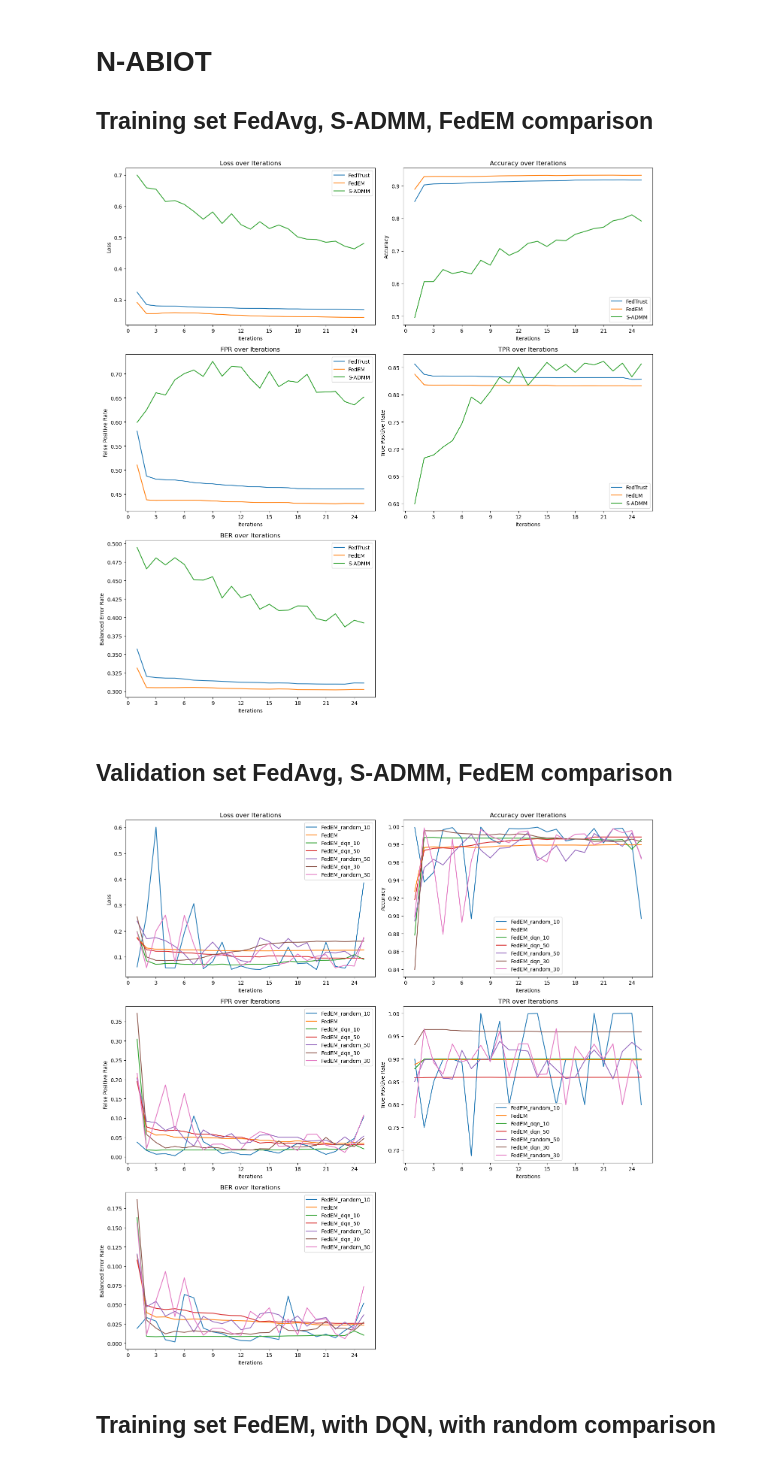
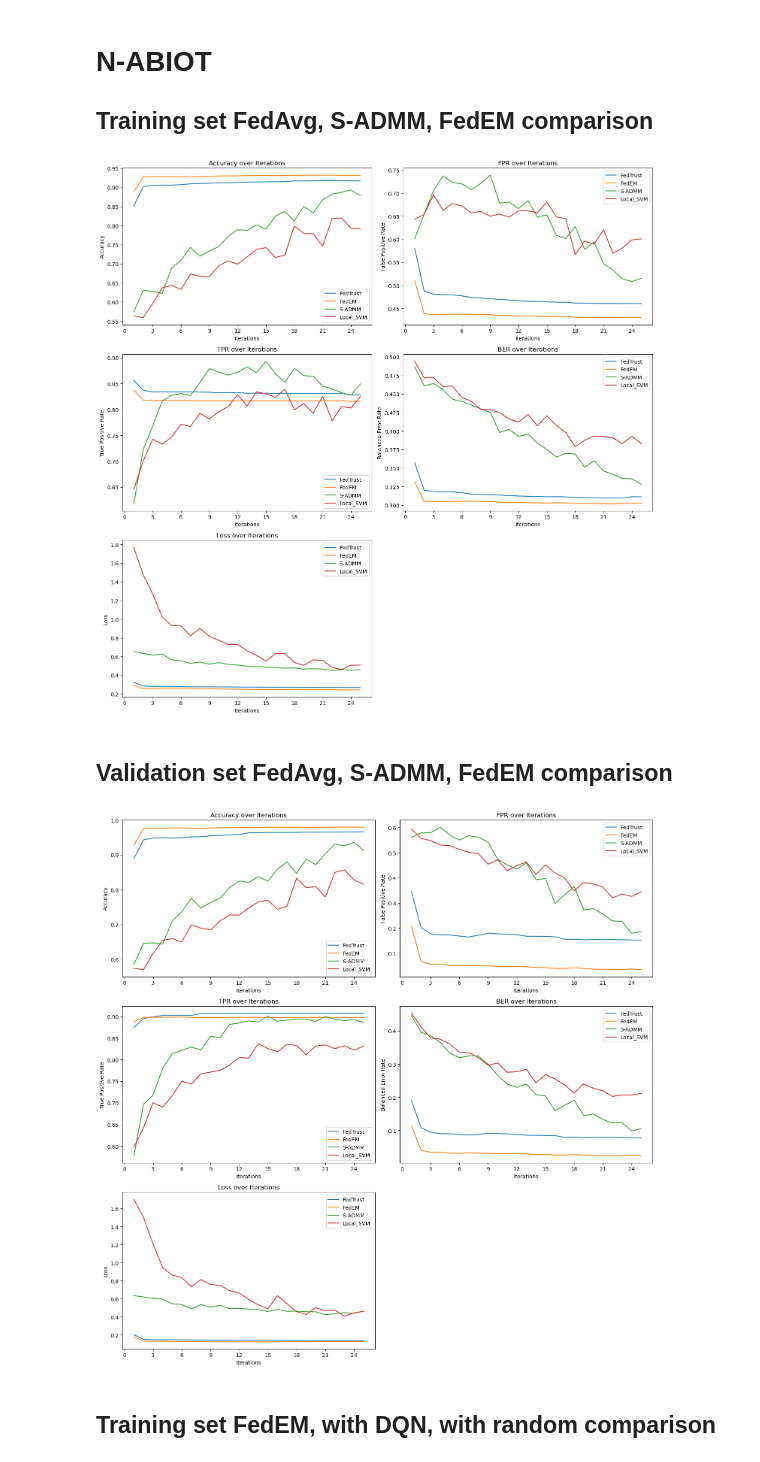
Before and after one commit to SHVleV9CYWkK/FEDQ, a Jupyter notebook: visualization.ipynb, the cells around one changed output. Drawn from its saved outputs; the diff is of its cells as text; code cells hidden in the pictures.

Commit message:
Modify the implementation of local SVM

```diff
--- a/visualization.ipynb
+++ b/visualization.ipynb
@@ -32,15 +32,15 @@ def plot_training_curve(filename, exclude_list=None):
 
     plt.figure(figsize=(15, 15))
 
-    plot_subplot(1, 'loss', 'Loss', 'Loss over Iterations')
+    plot_subplot(1, 'accuracy', 'Accuracy', 'Accuracy over Iterations')
 
-    plot_subplot(2, 'accuracy', 'Accuracy', 'Accuracy over Iterations')
+    plot_subplot(2, 'fpr', 'False Positive Rate', 'FPR over Iterations')
 
-    plot_subplot(3, 'fpr', 'False Positive Rate', 'FPR over Iterations')
+    plot_subplot(3, 'tpr', 'True Positive Rate', 'TPR over Iterations')
 
-    plot_subplot(4, 'tpr', 'True Positive Rate', 'TPR over Iterations')
+    plot_subplot(4, 'ber', 'Balanced Error Rate', 'BER over Iterations')
 
-    plot_subplot(5, 'ber', 'Balanced Error Rate', 'BER over Iterations')
+    plot_subplot(5, 'loss', 'Loss', 'Loss over Iterations')
 
     # Adjust layout and show the plots
     plt.tight_layout()
@@ -74,15 +74,15 @@ plot_training_curve("val_measures_unsw-nb15.csv", exclude_list=['FedAvg','S-ADMM
 # N-ABIOT
 ## Training set FedAvg, S-ADMM, FedEM comparison
 # %%
-plot_training_curve("train_measures_n-baiot.csv", exclude_list=['FedEM_dqn_10','FedEM_dqn_50','FedEM_random_10','FedEM_random_50', 'FedEM_dqn_30', 'FedEM_random_30', 'FedAvg', 'Local_SVM'])
+plot_training_curve("train_measures_n-baiot.csv", exclude_list=['FedEM_dqn_10','FedEM_dqn_50','FedEM_random_10','FedEM_random_50', 'FedEM_dqn_30', 'FedEM_random_30', 'FedAvg'])
 # %% [output]
-[figure, old version]
+[figure, new version]
 # %% [markdown]
 ## Validation set FedAvg, S-ADMM, FedEM comparison
 # %%
-plot_training_curve("val_measures_n-baiot.csv", exclude_list=['FedTrust', 'FedAvg', 'Local_SVM', 'S-ADMM'])
+plot_training_curve("val_measures_n-baiot.csv", exclude_list=['FedEM_dqn_10','FedEM_dqn_50','FedEM_random_10','FedEM_random_50', 'FedEM_dqn_30', 'FedEM_random_30', 'FedAvg'])
 # %% [output]
-[figure, old version]
+[figure, new version]
 # %% [markdown]
 ## Training set FedEM, with DQN, with random comparison
 # %%
```
Also changed, not shown: parts of 6 cells of this notebook, 4 other files.
